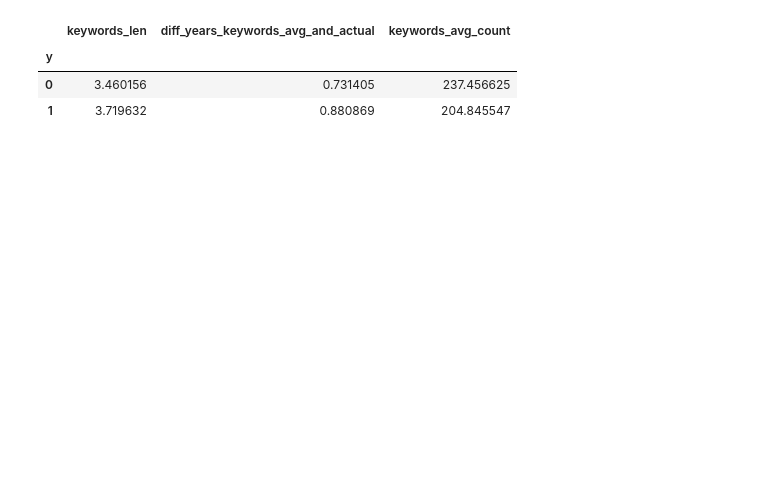
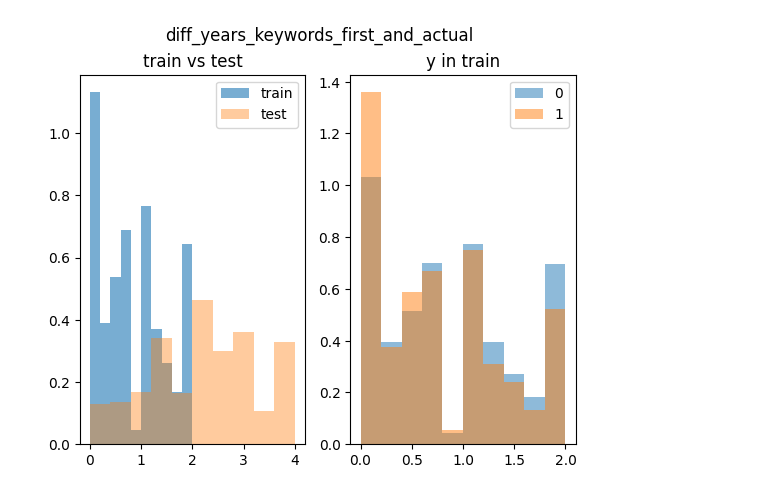
Before and after one commit to habroptilus/ds-monorepo, a Jupyter notebook: projects/prob_ac/keyword_year.ipynb, the cells around one changed output. Saved outputs shown, nothing was run; the diff lists cells and outputs as text; code cells hidden in the pictures; blank space fills up the shorter version.

```diff
--- a/projects/prob_ac/keyword_year.ipynb
+++ b/projects/prob_ac/keyword_year.ipynb
@@ -9,12 +10,12 @@ from projects.prob_ac.custom.feature_generators import KeywordsLengthFeature, Ke
 # %%
-gens = [KeywordsLengthFeature(), KeywordsAverageYear(), KeywordsAverageCount()]
+gens = [KeywordsLengthFeature(), KeywordsAverageYear(), KeywordsAverageCount(), KeywordsFirstYear()]
 
 for gen in gens:
     gen.fit(all_df)
     train_feat = gen.transform(train_df)
     test_feat = gen.transform(test_df)
     train_df=pd.concat([train_df,train_feat],axis=1)
-    test_df=pd.concat([test_df,train_feat],axis=1)
+    test_df=pd.concat([test_df,test_feat],axis=1)
 
 train_df
 # %% [output]
@@ -34,7 +35,4 @@ train_df
-# %%
-train_df.groupby("y").mean()[["keywords_len", "diff_years_keywords_avg_and_actual","keywords_avg_count"]]
-# %% [output]
-|  | keywords_len | diff_years_keywords_avg_and_actual | keywords_avg_count |
-| y |  |  |  |
-| 0 | 3.460156 | 0.731405 | 237.456625 |
-| 1 | 3.719632 | 0.880869 | 204.845547 |
+# %%
+plot_numeric_feature_hist_for_cls(train_df,test_df,"diff_years_keywords_first_and_actual","y")
+# %% [output]
+[figure, added]
```
Also changed, not shown: parts of 6 cells of this notebook, 4 other files.
